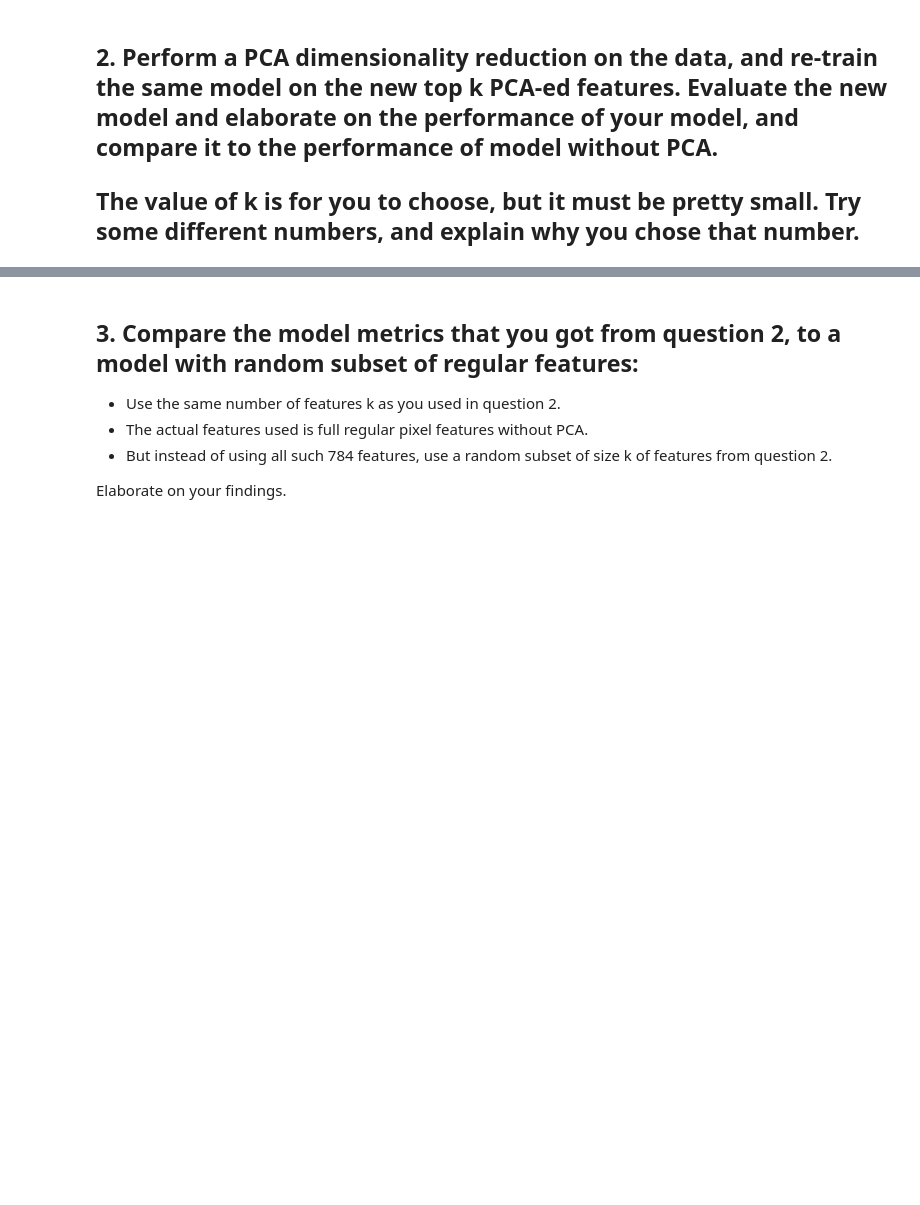
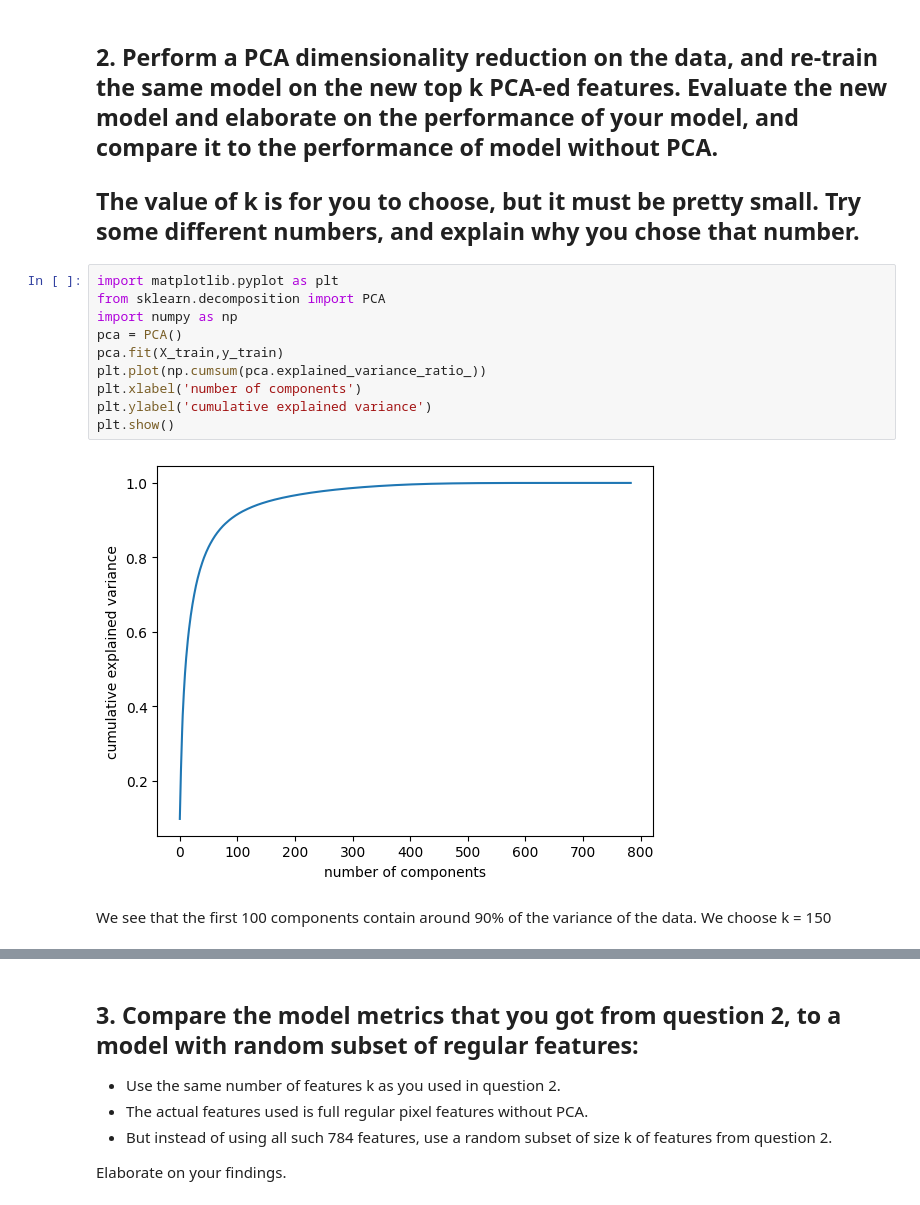
Before and after one commit to dfinel/ITC_assignments, a Jupyter notebook: dim_red/Dimensionality_Reduction_Exercise_1.ipynb, the cells around one changed output, grey strips where cells are left out. Drawn from its saved outputs; the diff is of its cells as text; blank space fills up the shorter version.

```diff
--- a/dim_red/Dimensionality_Reduction_Exercise_1.ipynb
+++ b/dim_red/Dimensionality_Reduction_Exercise_1.ipynb
@@ -50,5 +50,19 @@ Based on the metrics we get, the model performance is great with an accuracy of
 # %% [markdown]
 ## 2. Perform a PCA dimensionality reduction on the data, and re-train the same model on the new top k PCA-ed features. Evaluate the new model and elaborate on the performance of your model, and compare it to the performance of model without PCA.
 ## The value of k is for you to choose, but it must be pretty small.  Try some different numbers, and explain why you chose that number.
+# %%
+import matplotlib.pyplot as plt
+from sklearn.decomposition import PCA
+import numpy as np
+pca = PCA()
+pca.fit(X_train,y_train)
+plt.plot(np.cumsum(pca.explained_variance_ratio_))
+plt.xlabel('number of components')
+plt.ylabel('cumulative explained variance')
+plt.show()
+# %% [output]
+[figure, added]
+# %% [markdown]
+We see that the first 100 components contain around 90% of the variance of the data. We choose k = 150
 # %%
 # your code here
```
Also changed, not shown: parts of 10 cells of this notebook.
